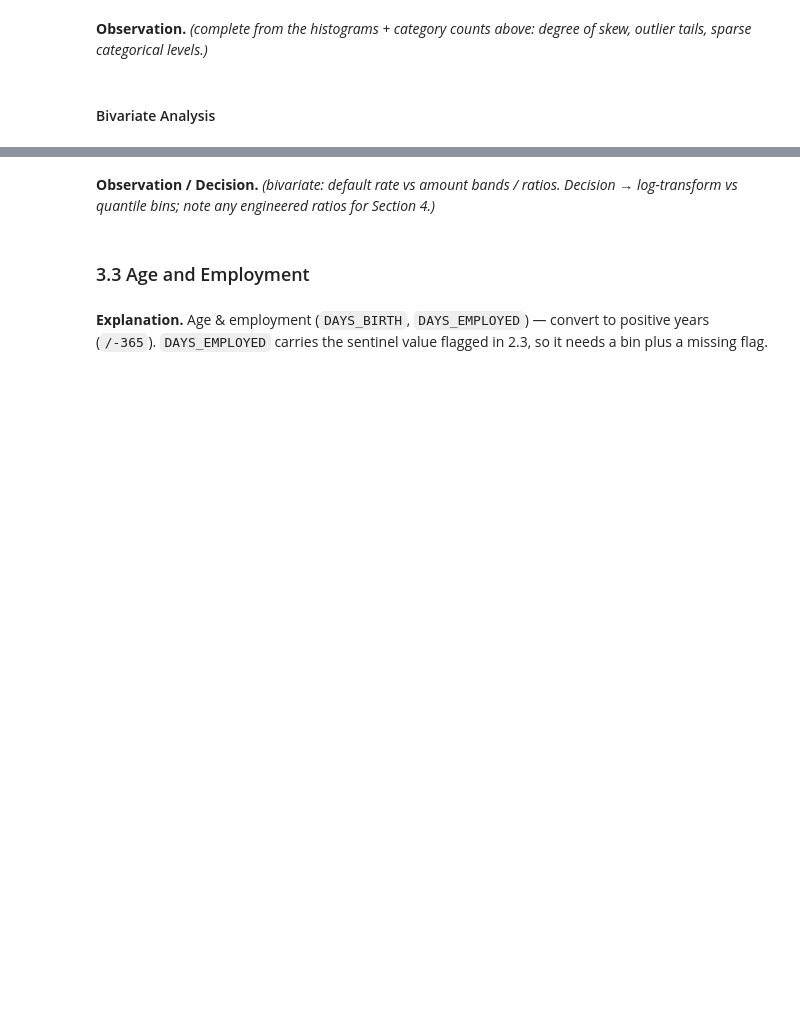
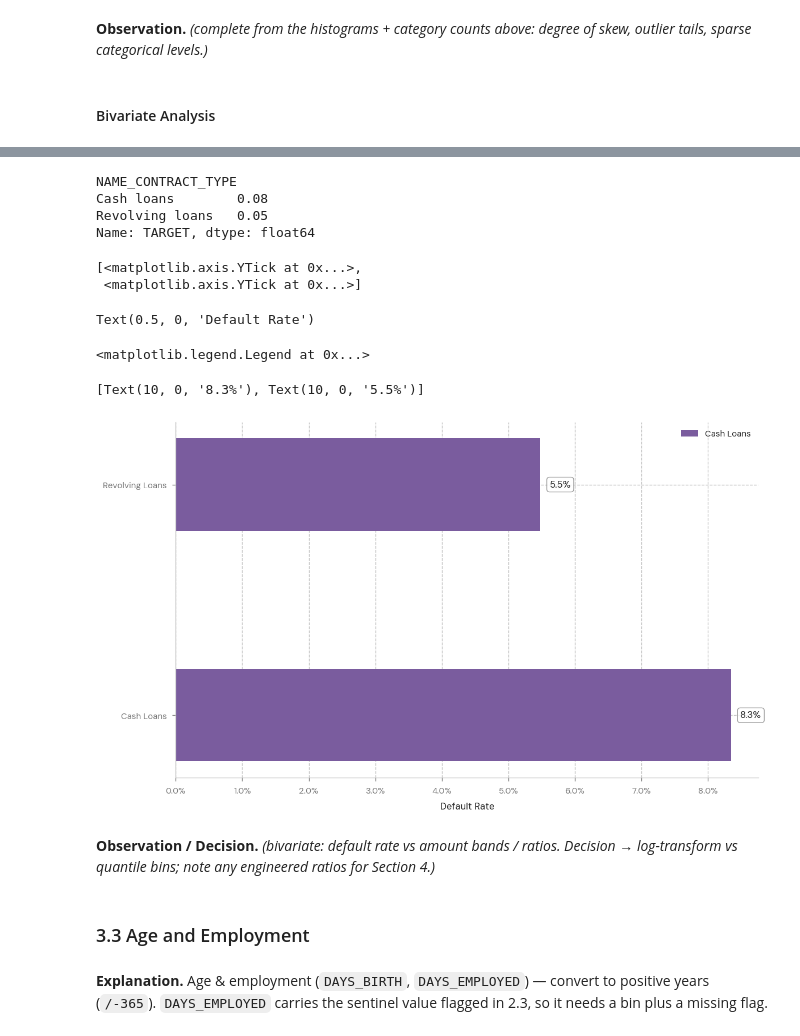
Before and after one commit to smallchuch/CreditRiskLearning, a Jupyter notebook: Projects/Flagship PD Model Project/01_Default_Rate_Driver_Scan_EDA/default_rate_driver_scan_notebook.ipynb, the cells around one changed output, grey strips where cells are left out. Cells and saved outputs as stored; diff of their text form; code cells hidden in the pictures; blank space fills up the shorter version.

```diff
--- a/Projects/Flagship PD Model Project/01_Default_Rate_Driver_Scan_EDA/default_rate_driver_scan_notebook.ipynb
+++ b/Projects/Flagship PD Model Project/01_Default_Rate_Driver_Scan_EDA/default_rate_driver_scan_notebook.ipynb
@@ -1610,3 +1755,44 @@ plt.show()
+# %%
+default_rate = df.groupby('NAME_CONTRACT_TYPE', dropna=False)['TARGET'].mean()
+
+default_rate.head(5)
+
+fig, ax = plt.subplots(figsize=(10,6))
+
+labels = ['Cash Loans', 'Revolving Loans']
+y = np.arange(len(labels))
+h = 0.4
+
+bars_1 = ax.barh(y, default_rate, height = h, label='Cash Loans')
+ax.set_yticks(y, labels)
+ax.xaxis.set_major_formatter(mticker.PercentFormatter(xmax=1))
+ax.set_xlabel('Default Rate')
+ax.legend()
+
+ax.bar_label(bars_1,
+             padding=10,
+             fmt='{:.1%}',
+             bbox=dict(
+                 boxstyle='round',
+                 facecolor='white',
+                 edgecolor='grey',
+                 alpha = 0.8,
+                 linewidth=0.8
+             ))
+
+plt.tight_layout()
+plt.show()
+# %% [output]
+NAME_CONTRACT_TYPE
+Cash loans        0.08
+Revolving loans   0.05
+Name: TARGET, dtype: float64
+[<matplotlib.axis.YTick at 0x...>,
+ <matplotlib.axis.YTick at 0x...>]
+Text(0.5, 0, 'Default Rate')
+<matplotlib.legend.Legend at 0x...>
+[Text(10, 0, '8.3%'), Text(10, 0, '5.5%')]
+[figure, added]
 # %% [markdown]
 **Observation / Decision.** _(bivariate: default rate vs amount bands / ratios. Decision → log-transform vs quantile bins; note any engineered ratios for Section 4.)_
 # %% [markdown]
```
Also changed, not shown: parts of 14 cells of this notebook.
